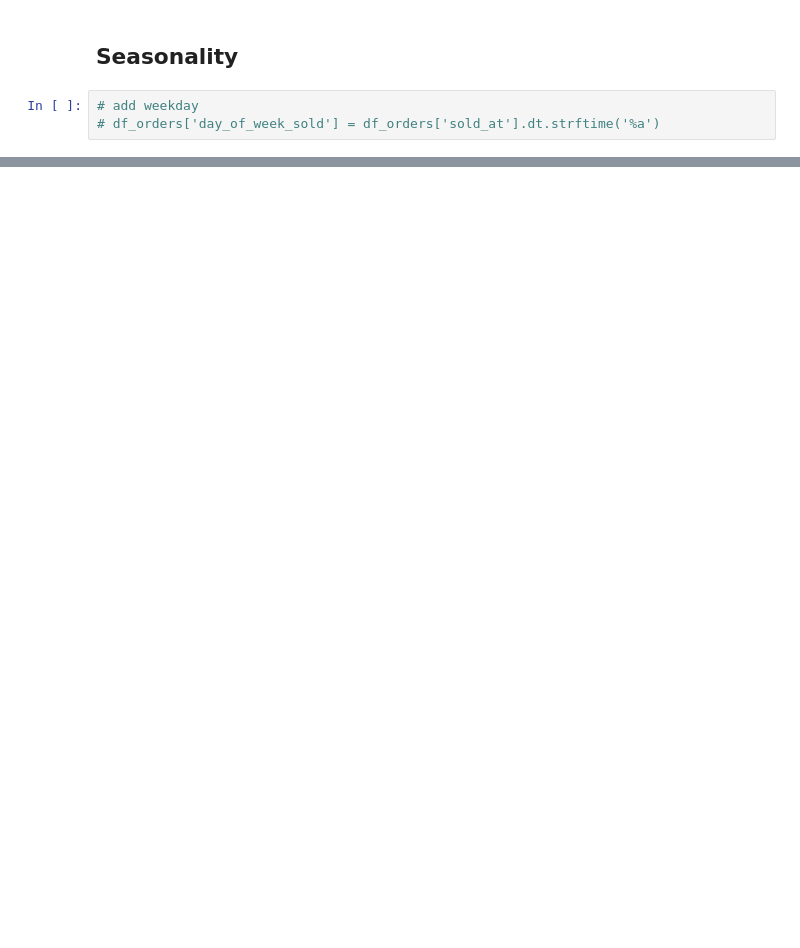
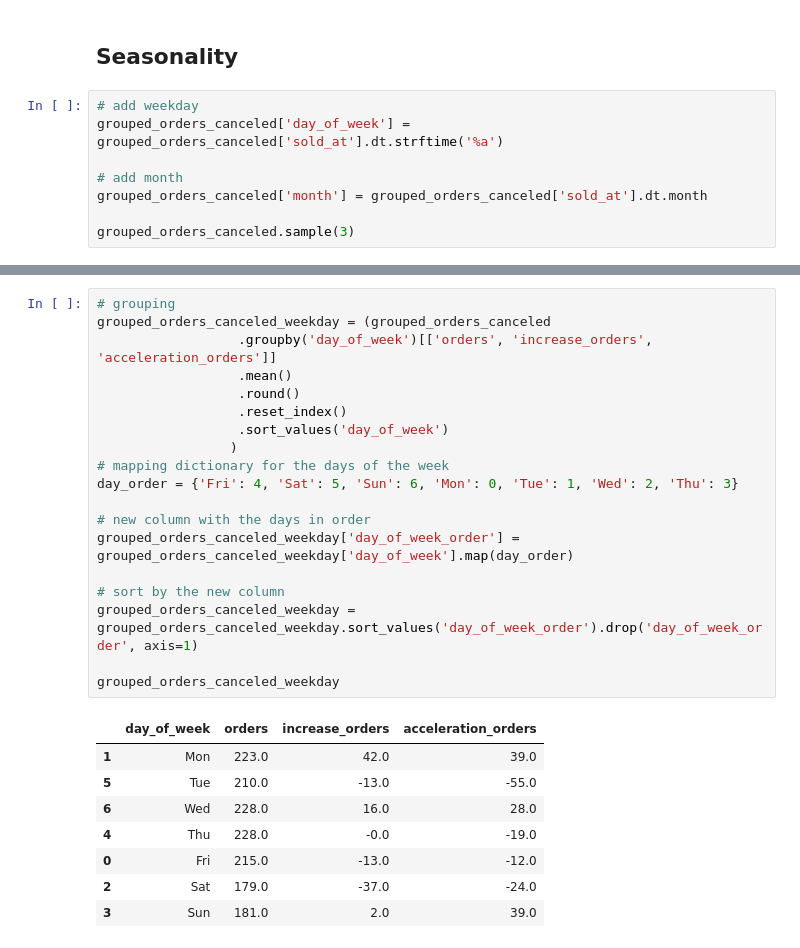
Before and after one commit to pathilink/enjoei_business_analytics_case, a Jupyter notebook: notebook/enjoei_case.ipynb, the cells around one changed output, grey strips where cells are left out. Cells and saved outputs as stored; diff of their text form; blank space fills up the shorter version.

```diff
--- a/notebook/enjoei_case.ipynb
+++ b/notebook/enjoei_case.ipynb
@@ -455,4 +502,9 @@ grouped_orders.head()
 ## Seasonality
 # %%
 # add weekday
-# df_orders['day_of_week_sold'] = df_orders['sold_at'].dt.strftime('%a')
+grouped_orders_canceled['day_of_week'] = grouped_orders_canceled['sold_at'].dt.strftime('%a')
+
+# add month
+grouped_orders_canceled['month'] = grouped_orders_canceled['sold_at'].dt.month
+
+grouped_orders_canceled.sample(3)
@@ -458,0 +516,28 @@ grouped_orders.head()
+# %%
+# grouping
+grouped_orders_canceled_weekday = (grouped_orders_canceled
+                  .groupby('day_of_week')[['orders', 'increase_orders', 'acceleration_orders']]
+                  .mean()
+                  .round()
+                  .reset_index()
+                  .sort_values('day_of_week')
+                 )
+# mapping dictionary for the days of the week
+day_order = {'Fri': 4, 'Sat': 5, 'Sun': 6, 'Mon': 0, 'Tue': 1, 'Wed': 2, 'Thu': 3}
+
+# new column with the days in order
+grouped_orders_canceled_weekday['day_of_week_order'] = grouped_orders_canceled_weekday['day_of_week'].map(day_order)
+
+# sort by the new column
+grouped_orders_canceled_weekday = grouped_orders_canceled_weekday.sort_values('day_of_week_order').drop('day_of_week_order', axis=1)
+
+grouped_orders_canceled_weekday
+# %% [output]
+|  | day_of_week | orders | increase_orders | acceleration_orders |
+| 1 | Mon | 223.0 | 42.0 | 39.0 |
+| 5 | Tue | 210.0 | -13.0 | -55.0 |
+| 6 | Wed | 228.0 | 16.0 | 28.0 |
+| 4 | Thu | 228.0 | -0.0 | -19.0 |
+| 0 | Fri | 215.0 | -13.0 | -12.0 |
+| 2 | Sat | 179.0 | -37.0 | -24.0 |
+| 3 | Sun | 181.0 | 2.0 | 39.0 |
```
Also changed, not shown: parts of 16 cells of this notebook.
